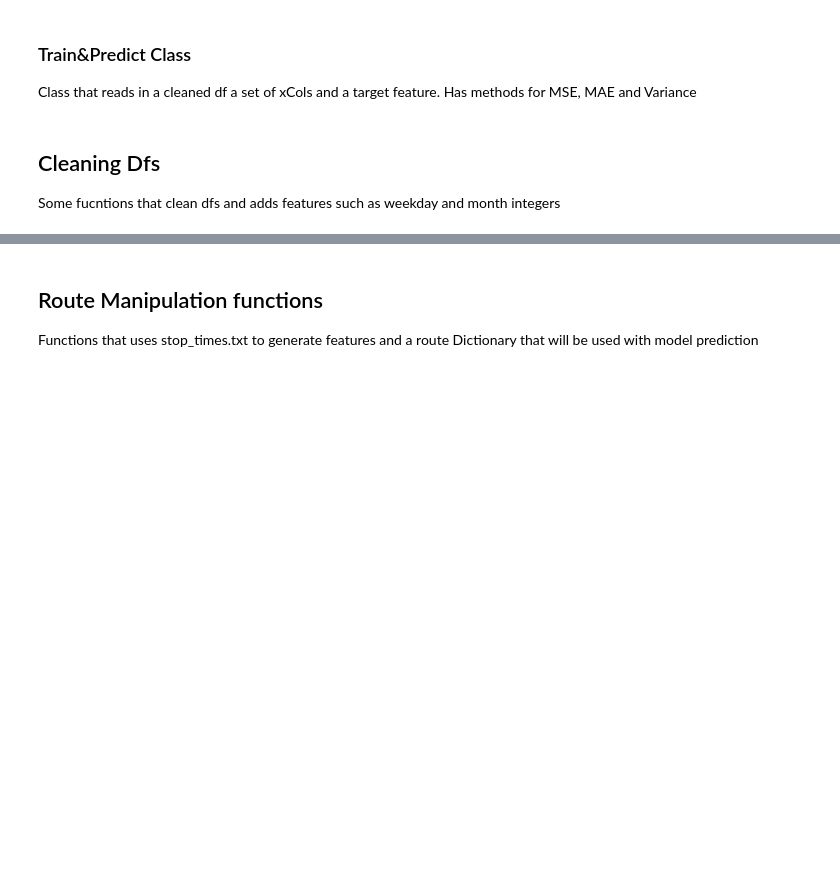
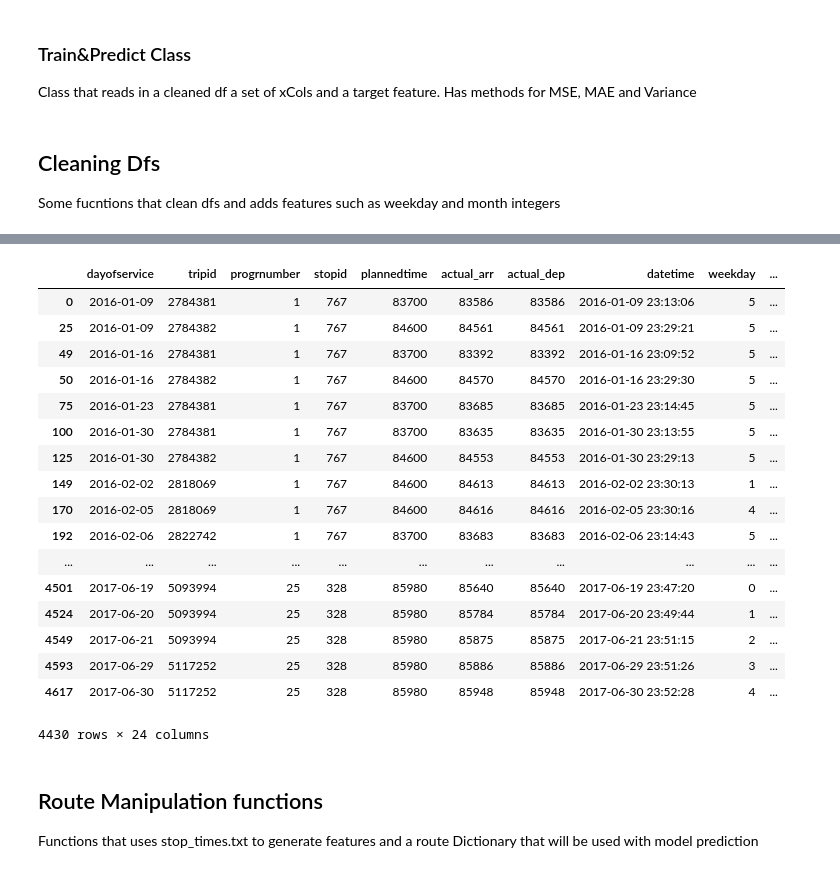
Before and after one commit to xinyuewang1/DublinBusDataAnalysis, a Jupyter notebook: Some fucntions.ipynb, the cells around one changed output, grey strips where cells are left out. Cells and saved outputs as stored; diff of their text form; code cells hidden in the pictures; blank space fills up the shorter version.

```diff
--- a/Some fucntions.ipynb
+++ b/Some fucntions.ipynb
@@ -152,0 +177,25 @@ def addPeakHours(df, timeOfDayCol):
+# %%
+def weatherInfo(data):
+    '''Add weather information (temp, precipitation) to the dataframe.'''
+
+    weather = pd.read_csv('CleanedWeather2016_17C.csv')#,index_col=0)
+    weather.datetime = weather.datetime.astype('datetime64[ns]')
+
+    data.dayofservice = data.dayofservice.astype('datetime64[ns]')
+    data['datetime'] = data.dayofservice + pd.to_timedelta(data.actual_arr,unit='s')
+    data['weekday'] = data.dayofservice.dt.dayofweek
+    data = data.sort_values('datetime')
+    #data = data.reset_index()
+    data[['tripid','progrnumber']] = data[['tripid','progrnumber']].astype('int')
+    df = pd.merge_asof(data,weather,on='datetime',tolerance=pd.Timedelta('1h'))
+
+    return df
+# %%
+def addUCDTerm(df):
+    '''Add historical UCD Term for first half years of 2016 and 2017.'''
+    df['ucdSchoolTerm'] = np.where(((df['dayofservice'] >= '2016-01-25') & (df['dayofservice'] <= '2016-04-29'))
+                                     | ((df['dayofservice'] >= '2016-05-09') & (df['dayofservice'] <= '2016-05-21'))
+                                     | ((df['dayofservice'] >= '2017-01-23') & (df['dayofservice'] <= '2016-04-28'))
+                                     | ((df['dayofservice'] >= '2016-05-08') & (df['dayofservice'] <= '2016-05-19'))
+                                     ,1,0)
+    return df
@@ -152,0 +206,6 @@ def addPeakHours(df, timeOfDayCol):
+# %%
+import fnmatch, os
+for file in os.listdir('obj/stopDicts/'):
+    #print(file)
+    if fnmatch.fnmatch(file, '39A_767_7162_*'):
+        print(file)
@@ -152,0 +266,3 @@ def addPeakHours(df, timeOfDayCol):
+# %%
+testdf = dataPreparation('Test/leavetimes/39A_41l')
+testdf.head()
@@ -153,3 +278,24 @@ def addPeakHours(df, timeOfDayCol):
+# %%
+testdf
+# %% [output]
+|  | dayofservice | tripid | progrnumber | stopid | plannedtime | actual_arr | actual_dep | datetime | weekday | ... |
+| 0 | 2016-01-09 | 2784381 | 1 | 767 | 83700 | 83586 | 83586 | 2016-01-09 23:13:06 | 5 | ... |
+| 25 | 2016-01-09 | 2784382 | 1 | 767 | 84600 | 84561 | 84561 | 2016-01-09 23:29:21 | 5 | ... |
+| 49 | 2016-01-16 | 2784381 | 1 | 767 | 83700 | 83392 | 83392 | 2016-01-16 23:09:52 | 5 | ... |
+| 50 | 2016-01-16 | 2784382 | 1 | 767 | 84600 | 84570 | 84570 | 2016-01-16 23:29:30 | 5 | ... |
+| 75 | 2016-01-23 | 2784381 | 1 | 767 | 83700 | 83685 | 83685 | 2016-01-23 23:14:45 | 5 | ... |
+| 100 | 2016-01-30 | 2784381 | 1 | 767 | 83700 | 83635 | 83635 | 2016-01-30 23:13:55 | 5 | ... |
+| 125 | 2016-01-30 | 2784382 | 1 | 767 | 84600 | 84553 | 84553 | 2016-01-30 23:29:13 | 5 | ... |
+| 149 | 2016-02-02 | 2818069 | 1 | 767 | 84600 | 84613 | 84613 | 2016-02-02 23:30:13 | 1 | ... |
+| 170 | 2016-02-05 | 2818069 | 1 | 767 | 84600 | 84616 | 84616 | 2016-02-05 23:30:16 | 4 | ... |
+| 192 | 2016-02-06 | 2822742 | 1 | 767 | 83700 | 83683 | 83683 | 2016-02-06 23:14:43 | 5 | ... |
+| ... | ... | ... | ... | ... | ... | ... | ... | ... | ... | ... |
+| 4501 | 2017-06-19 | 5093994 | 25 | 328 | 85980 | 85640 | 85640 | 2017-06-19 23:47:20 | 0 | ... |
+| 4524 | 2017-06-20 | 5093994 | 25 | 328 | 85980 | 85784 | 85784 | 2017-06-20 23:49:44 | 1 | ... |
+| 4549 | 2017-06-21 | 5093994 | 25 | 328 | 85980 | 85875 | 85875 | 2017-06-21 23:51:15 | 2 | ... |
+| 4593 | 2017-06-29 | 5117252 | 25 | 328 | 85980 | 85886 | 85886 | 2017-06-29 23:51:26 | 3 | ... |
+| 4617 | 2017-06-30 | 5117252 | 25 | 328 | 85980 | 85948 | 85948 | 2017-06-30 23:52:28 | 4 | ... |
+4430 rows × 24 columns
 # %% [markdown]
 ## Route Manipulation functions
 
```
Also changed, not shown: parts of 26 cells of this notebook.
